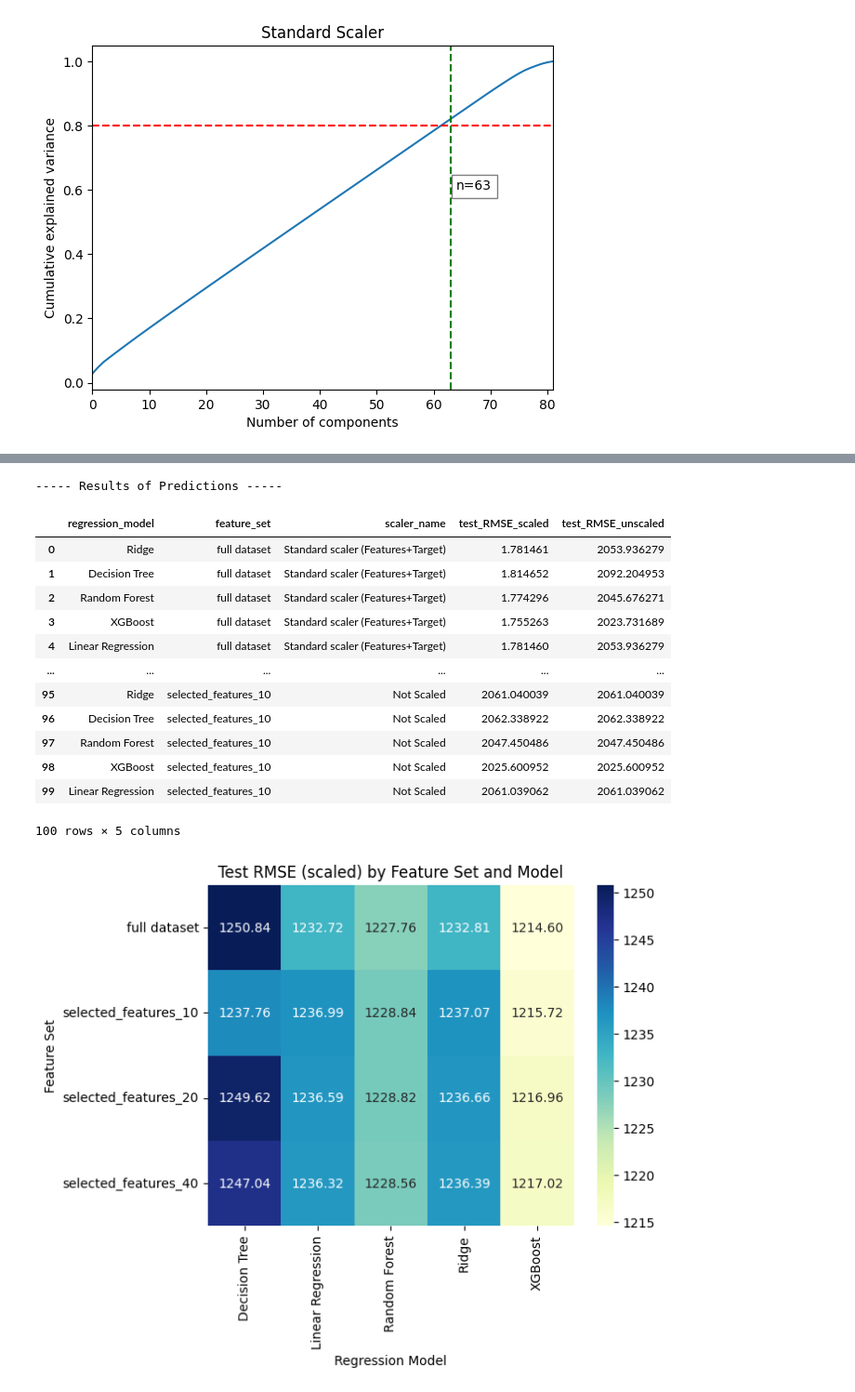
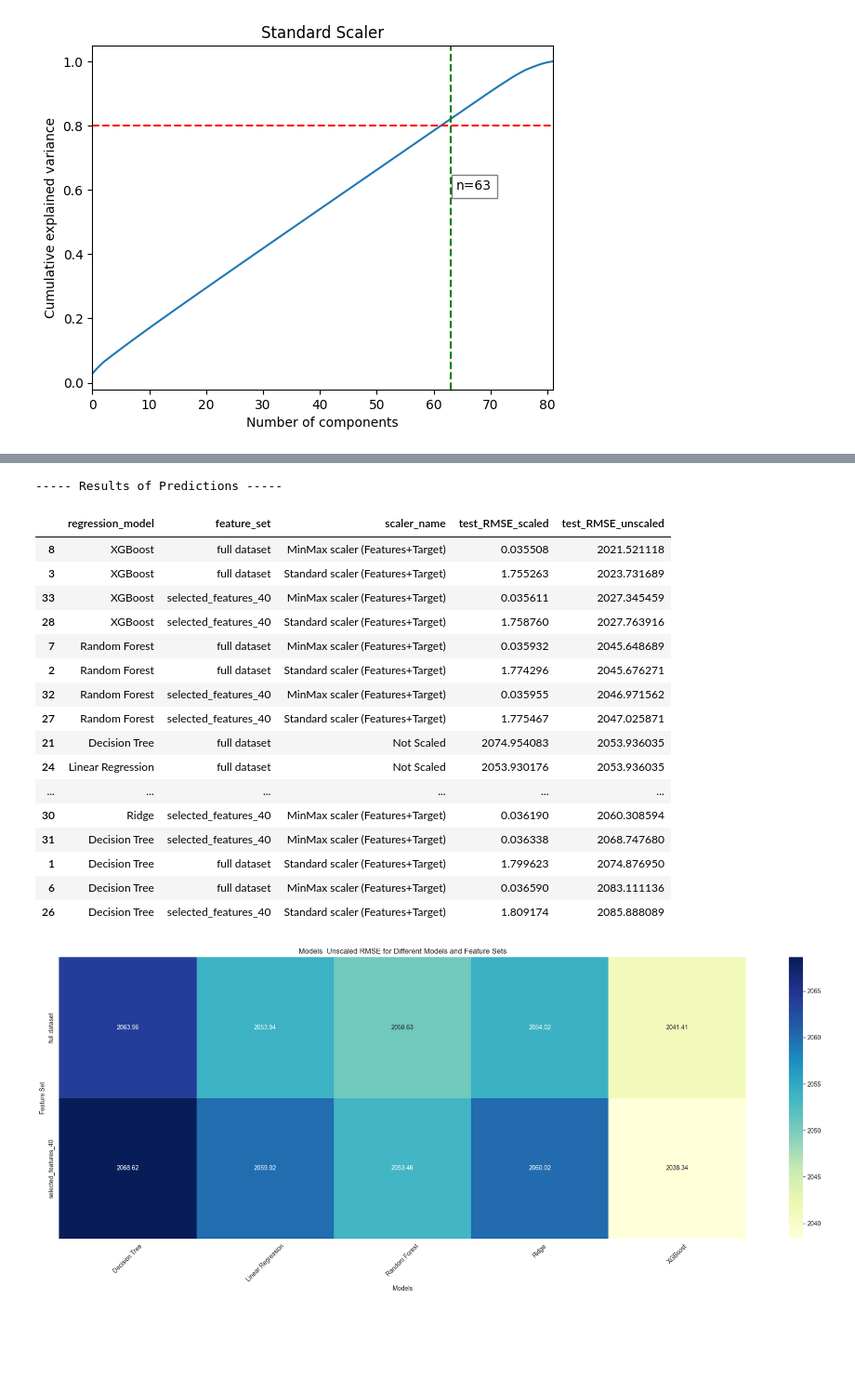
Before and after one commit to zkontor/DoorDashModels, a Jupyter notebook: Models/models.ipynb, the cells around one changed output, grey strips where cells are left out. Shown: that part at 93% size. Cells and saved outputs as stored; diff of their text form; code cells hidden in the pictures; blank space fills up the shorter version.

Commit message:
Update: Chose best model and made predictions

```diff
--- a/Models/models.ipynb
+++ b/Models/models.ipynb
@@ -591,7 +591,7 @@ feature_sets = {
 
 scalers = {
     #did scaling on target and features to see if it would help with the model performance -- need to consult SME to see if this is a good idea or just leave target in OG units.
-    "Standard scaler (Features+Target)": StandardScaler,  # We'll scale both X and y
+    "Standard scaler (Features+Target)": StandardScaler,
     "MinMax scaler (Features+Target)": MinMaxScaler,
     "Standard scaler (Features Only)": "Standard_Features_Only",
     "MinMax scaler (Features Only)": "MinMax_Features_Only",
@@ -606,6 +606,14 @@ pred_dict = {
     "test_RMSE_scaled": [],
     "test_RMSE_unscaled": [],
 }
+pred_values_dict = {
+    "model_name": [],
+    "feature_set": [],
+    "scaler_name": [],
+    "test_index": [],
+    "actual_y": [],
+    "predicted_y": []
+}
 
 for feature_set_name, feature_list in feature_sets.items():
     X_subset = X[feature_list]  # columns to use
@@ -613,10 +621,12 @@ for feature_set_name, feature_list in feature_sets.items():
     for scaler_name, scaler_class in scalers.items():
         print(f"\n--- Scaler: {scaler_name}, Feature Set: *** {feature_set_name} ***\n")
 
-        # 1) Train-test split
+        # Train-test split
         X_train, X_test, y_train, y_test = train_test_split(
             X_subset, y, test_size=0.2, random_state=42
         )
+
+        test_indices = X_test.index
 
         # Scaling for each model
         if scaler_class == "No_Scaler":
@@ -664,12 +674,15 @@ for feature_set_name, feature_list in feature_sets.items():
             if y_scaler is not None:
                 # Re-run prediction for final test
                 y_pred_scaled = model.predict(X_test_scaled)
-                unscaled_rmse, _ = RMSEInverse(y_scaler, y_test, y_pred_scaled, model_name)
+                unscaled_rmse, y_pred_unscaled = RMSEInverse(y_scaler, y_test, y_pred_scaled, model_name) #capturing the unscaled RMSE
+                final_rmse = unscaled_rmse
+                predictions_in_original_units = y_pred_unscaled
             else:
                 # If y is unscaled, test_err is already in original units be default
-                unscaled_rmse = scaled_rmse
+                final_rmse = scaled_rmse
+                predictions_in_original_units = y_test_pred_scaled
 
-            if model_name == "XGBoost" and feature_set_name == "selected_features_40":
+            if model_name == "XGBoost" and feature_set_name == "selected_features_40" and scaler_class == "MinMax_Features_Only":
                 print(f"Plotting the tree for this feature set and scaler type:{feature_set_name} and {scaler_name}")
                 plt.figure(figsize=(20,10))
                 plot_tree(model, num_trees=30, rankdir='LR', ax=plt.gca())
@@ -683,6 +696,14 @@ for feature_set_name, feature_list in feature_sets.items():
             pred_dict["scaler_name"].append(scaler_name)
             pred_dict["test_RMSE_scaled"].append(scaled_rmse)
             pred_dict["test_RMSE_unscaled"].append(unscaled_rmse)
+
+            # Storing predictions for later analysis
+            pred_values_dict["model_name"].extend([model_name]*len(test_indices))
+            pred_values_dict["feature_set"].extend([feature_set_name]*len(test_indices))
+            pred_values_dict["scaler_name"].extend([scaler_name]*len(test_indices))
+            pred_values_dict["test_index"].extend(test_indices)
+            pred_values_dict["actual_y"].extend(y_test.values)
+            pred_values_dict["predicted_y"].extend(predictions_in_original_units)
 # %% [output]
 --- Scaler: Standard scaler (Features+Target), Feature Set: *** full dataset ***
 
@@ -807,28 +808,38 @@ Plotting the tree for this feature set and scaler type:selected_features_40 and
 #dataframe for results
 pred_df = pd.DataFrame(pred_dict)
 print("\n----- Results of Predictions -----\n")
+Predictions = pred_df.copy()
+Predictions = pred_df.to_csv("C:/Users/Zach/Documents/GitHub/DoorDashModels/DoorDashModels/Predictions.csv")
+pred_df.sort_values(by=["test_RMSE_unscaled"], ascending=True, inplace=True)
 pred_df
 # %% [output]
 ----- Results of Predictions -----
 |  | regression_model | feature_set | scaler_name | test_RMSE_scaled | test_RMSE_unscaled |
-| 0 | Ridge | full dataset | Standard scaler (Features+Target) | 1.781461 | 2053.936279 |
-| 1 | Decision Tree | full dataset | Standard scaler (Features+Target) | 1.814652 | 2092.204953 |
+| 8 | XGBoost | full dataset | MinMax scaler (Features+Target) | 0.035508 | 2021.521118 |
+| 3 | XGBoost | full dataset | Standard scaler (Features+Target) | 1.755263 | 2023.731689 |
+| 33 | XGBoost | selected_features_40 | MinMax scaler (Features+Target) | 0.035611 | 2027.345459 |
+| 28 | XGBoost | selected_features_40 | Standard scaler (Features+Target) | 1.758760 | 2027.763916 |
+| 7 | Random Forest | full dataset | MinMax scaler (Features+Target) | 0.035932 | 2045.648689 |
 | 2 | Random Forest | full dataset | Standard scaler (Features+Target) | 1.774296 | 2045.676271 |
-| 3 | XGBoost | full dataset | Standard scaler (Features+Target) | 1.755263 | 2023.731689 |
-| 4 | Linear Regression | full dataset | Standard scaler (Features+Target) | 1.781460 | 2053.936279 |
+| 32 | Random Forest | selected_features_40 | MinMax scaler (Features+Target) | 0.035955 | 2046.971562 |
+| 27 | Random Forest | selected_features_40 | Standard scaler (Features+Target) | 1.775467 | 2047.025871 |
+| 21 | Decision Tree | full dataset | Not Scaled | 2074.954083 | 2053.936035 |
+| 24 | Linear Regression | full dataset | Not Scaled | 2053.930176 | 2053.936035 |
 | ... | ... | ... | ... | ... | ... |
-| 95 | Ridge | selected_features_10 | Not Scaled | 2061.040039 | 2061.040039 |
-| 96 | Decision Tree | selected_features_10 | Not Scaled | 2062.338922 | 2062.338922 |
-| 97 | Random Forest | selected_features_10 | Not Scaled | 2047.450486 | 2047.450486 |
-| 98 | XGBoost | selected_features_10 | Not Scaled | 2025.600952 | 2025.600952 |
-| 99 | Linear Regression | selected_features_10 | Not Scaled | 2061.039062 | 2061.039062 |
+| 30 | Ridge | selected_features_40 | MinMax scaler (Features+Target) | 0.036190 | 2060.308594 |
+| 31 | Decision Tree | selected_features_40 | MinMax scaler (Features+Target) | 0.036338 | 2068.747680 |
+| 1 | Decision Tree | full dataset | Standard scaler (Features+Target) | 1.799623 | 2074.876950 |
+| 6 | Decision Tree | full dataset | MinMax scaler (Features+Target) | 0.036590 | 2083.111136 |
+| 26 | Decision Tree | selected_features_40 | Standard scaler (Features+Target) | 1.809174 | 2085.888089 |
-100 rows × 5 columns
 # %%
-#plotting the pred_df
-sns.heatmap(pred_df.pivot_table(index='feature_set', columns='regression_model', values='test_RMSE_scaled'), annot=True, fmt=".2f", cmap="YlGnBu")
-plt.title("Test RMSE (scaled) by Feature Set and Model")
-plt.xlabel("Regression Model")
+#plotting the pred_df as heatmap
+plt.figure(figsize=(20, 8))
+sns.heatmap(pred_df.pivot_table(index='feature_set', columns='regression_model', values='test_RMSE_unscaled'), annot=True, fmt=".2f", cmap="YlGnBu")
+plt.title("Models  Unscaled RMSE for Different Models and Feature Sets")
+plt.xlabel("Models")
 plt.ylabel("Feature Set")
+plt.xticks(rotation=45)
+plt.tight_layout()
 plt.show()
 # %% [output]
-[figure, old version]
+[figure, new version]
```
Also changed, not shown: parts of 6 cells of this notebook.
